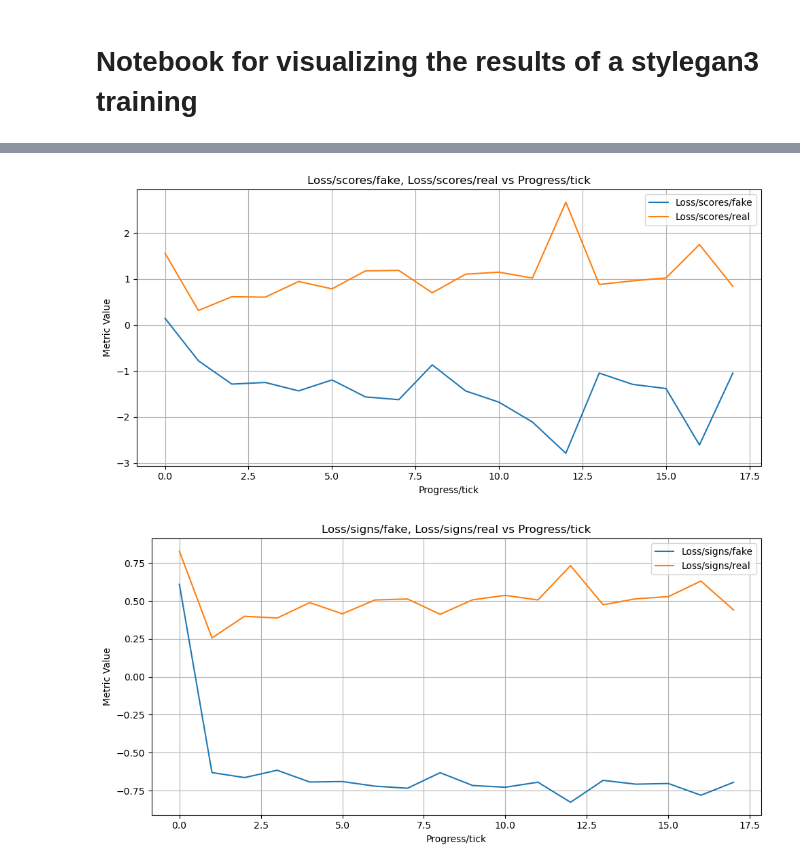
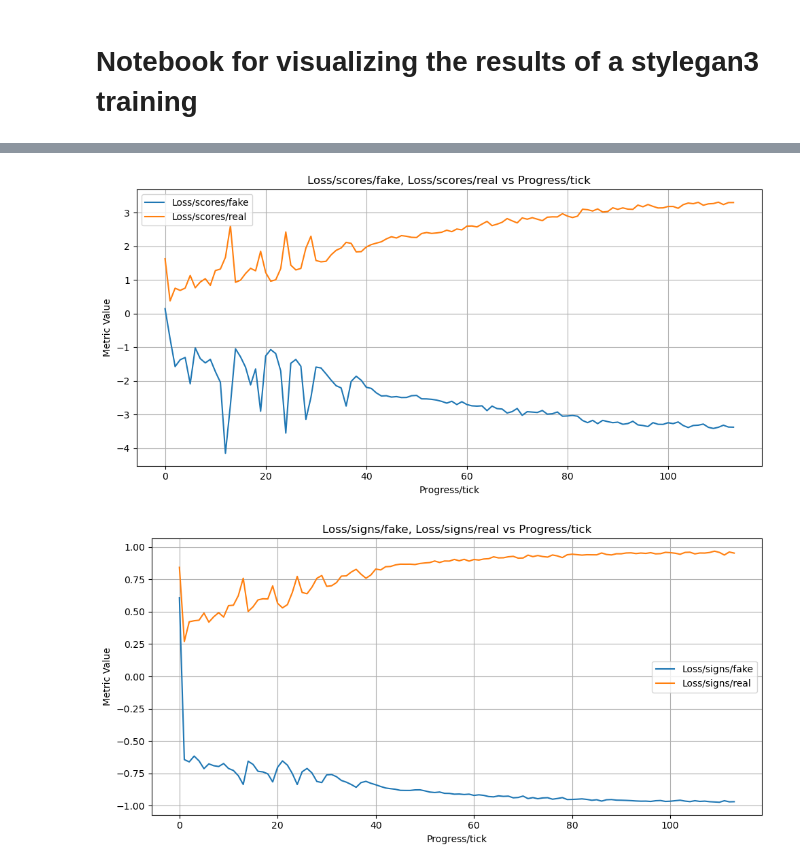
Before and after one commit to antongomez/Conditional-StyleGAN3, a Jupyter notebook: visualize.ipynb, the cells around one changed output, grey strips where cells are left out. Cells and saved outputs as stored; diff of their text form; code cells hidden in the pictures.

```diff
--- a/visualize.ipynb
+++ b/visualize.ipynb
@@ -5,7 +5,7 @@ import os, json
 import matplotlib.pyplot as plt
 
 results_dir = "training-runs/OITAVEN_TRAIN"
-experiment_name = "00000-stylegan3-t-oitaven_train-gpus2-batch64-gamma0.125"
+experiment_name = "00002-stylegan3-t-oitaven_train-gpus2-batch64-gamma0.125"
 
 file_name = "stats.jsonl"
 
@@ -466,9 +599,9 @@ plot_metric(
 # %%
-plot_metric(metrics, metrics=["Loss/scores/fake", "Loss/scores/real"], x_axis="Progress/tick", marker=None)
-plot_metric(metrics, metrics=["Loss/signs/fake", "Loss/signs/real"], x_axis="Progress/tick", marker=None)
+plot_metric(metrics, metrics_to_plot=["Loss/scores/fake", "Loss/scores/real"], x_axis="Progress/tick", marker=None)
+plot_metric(metrics, metrics_to_plot=["Loss/signs/fake", "Loss/signs/real"], x_axis="Progress/tick", marker=None)
 # %% [output]
-[figure, old version]
+[figure, new version]
-[figure, old version]
+[figure, new version]
 # %%
 classification_metrics = extract_classification_metrics(jsonl_data, class_labels=class_labels)
 metrics["overall_accuracy_train"], metrics["overall_accuracy_val"] = compute_overall_accuracy(classification_metrics)
```
Also changed, not shown: parts of 10 cells of this notebook, 4 other files.
